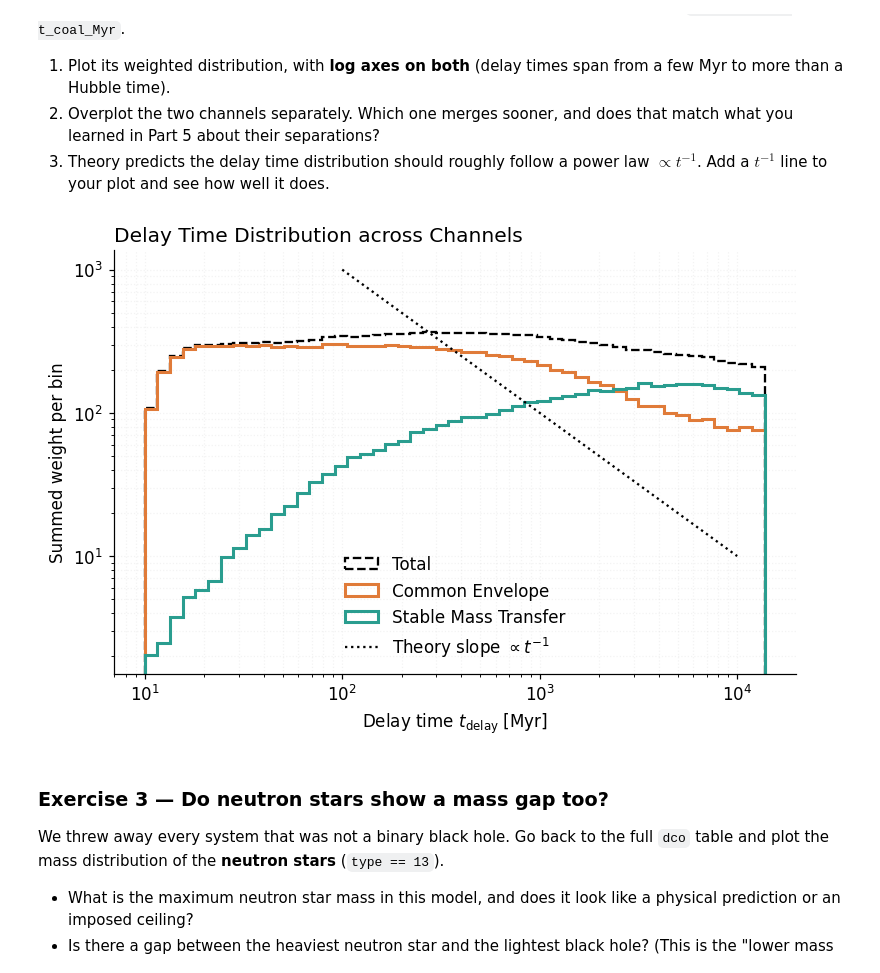
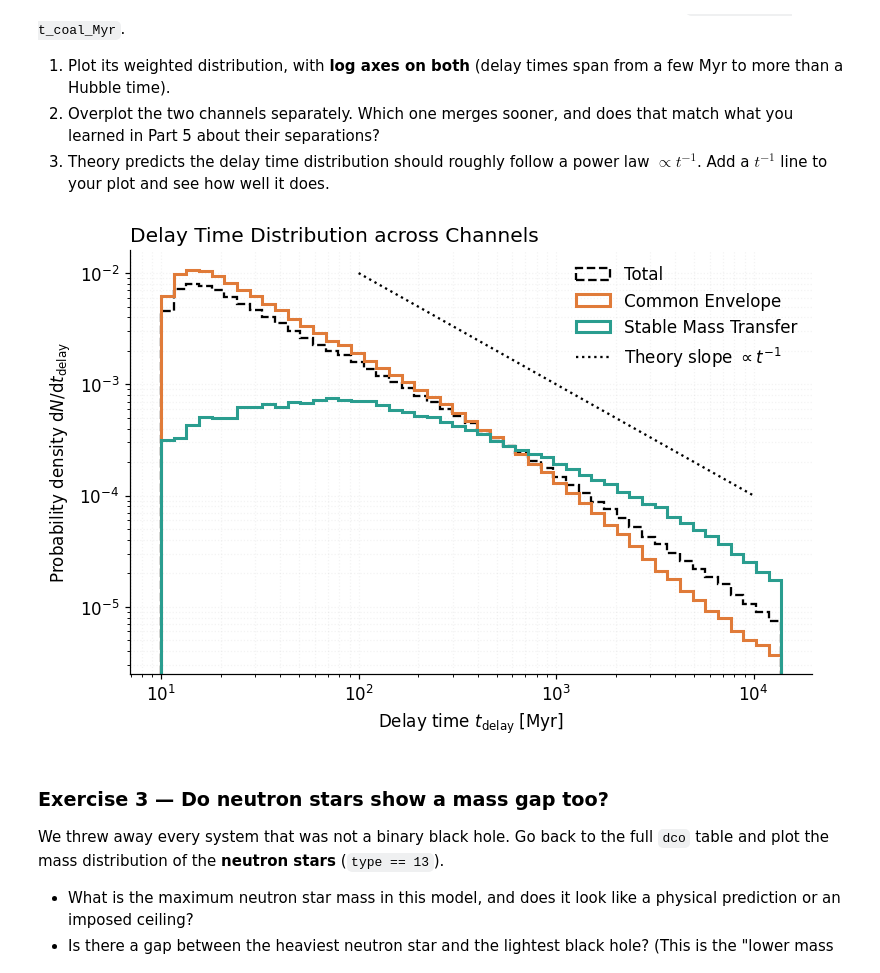
Before and after one commit to GalacticHalo13/GROWL-catalog-public, a Jupyter notebook: onboarding_growl/tutorial_2_analysing_a_population_of_gravitational_wave_sources.ipynb, the cells around one changed output. Saved outputs shown, nothing was run; the diff lists cells and outputs as text; code cells hidden in the pictures.

Commit message:
changed the ex2 plot

```diff
--- a/onboarding_growl/tutorial_2_analysing_a_population_of_gravitational_wave_sources.ipynb
+++ b/onboarding_growl/tutorial_2_analysing_a_population_of_gravitational_wave_sources.ipynb
@@ -1255,35 +1255,38 @@ The **delay time** is the total time between the birth of the two stars and thei
 # %%
 import numpy as np
 import matplotlib.pyplot as plt
 
+# Calculate delay time
 bbh['t_delay'] = bbh.t_form_Myr + bbh.t_coal_Myr
 
 tbins = np.logspace(1, np.log10(13800), 50)
 
 fig, ax = plt.subplots(figsize=(8, 5))
+ax.hist(bbh.t_delay, bins=tbins, weights=bbh.w, density=True, histtype="step",
+        lw=1.5, color="black", ls="--", label="Total")
 
-ax.hist(bbh.t_delay, bins=tbins, weights=bbh.w, histtype="step",
-        lw=1.5, color="black", ls="--", label="Total")
-ax.hist(bbh.t_delay[ce_mask], bins=tbins, weights=bbh.w[ce_mask], histtype="step",
+ax.hist(bbh.t_delay[ce_mask], bins=tbins, weights=bbh.w[ce_mask], density=True, histtype="step",
         lw=2, color=C_CE, label="Common Envelope")
-ax.hist(bbh.t_delay[smt_mask], bins=tbins, weights=bbh.w[smt_mask], histtype="step",
+
+ax.hist(bbh.t_delay[smt_mask], bins=tbins, weights=bbh.w[smt_mask], density=True, histtype="step",
         lw=2, color=C_SMT, label="Stable Mass Transfer")
 
 t_ref = np.linspace(100, 10000, 100)
-y_ref = 1e5 * (t_ref ** -1)
+y_ref =  (t_ref ** -1)
+
 ax.plot(t_ref, y_ref, 'k:', label=r"Theory slope $\propto t^{-1}$")
 
 ax.set_xscale("log")
 ax.set_yscale("log")
 ax.set_xlabel("Delay time $t_{\mathrm{delay}}$ [Myr]")
-ax.set_ylabel("Summed weight per bin")
+ax.set_ylabel(r"Probability density $\mathrm{d}N / \mathrm{d}t_{\mathrm{delay}}$")
 ax.set_title("Delay Time Distribution across Channels", loc="left")
 ax.grid(True, which="both", alpha=0.15)
 ax.legend()
 
 plt.show()
 # %% [output]
-[figure, old version]
+[figure, new version]
 # %% [markdown]
 ### Exercise 3 — Do neutron stars show a mass gap too?
 
```
